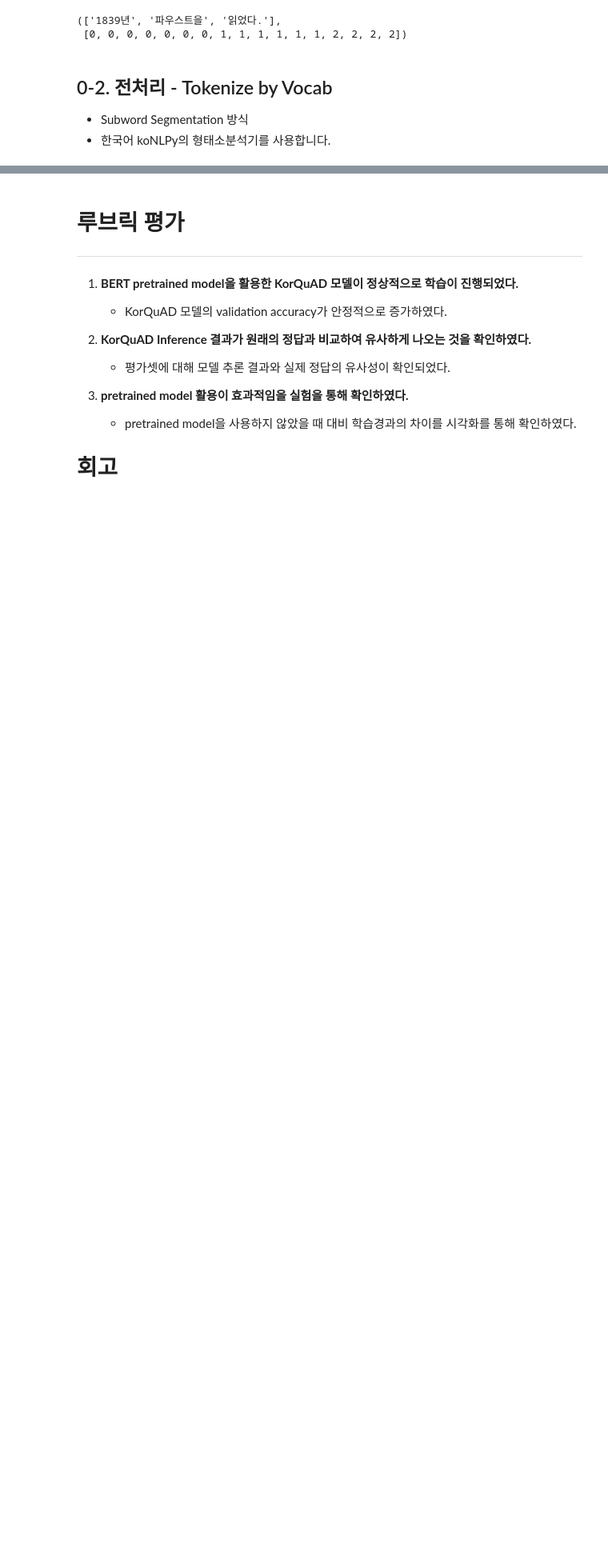
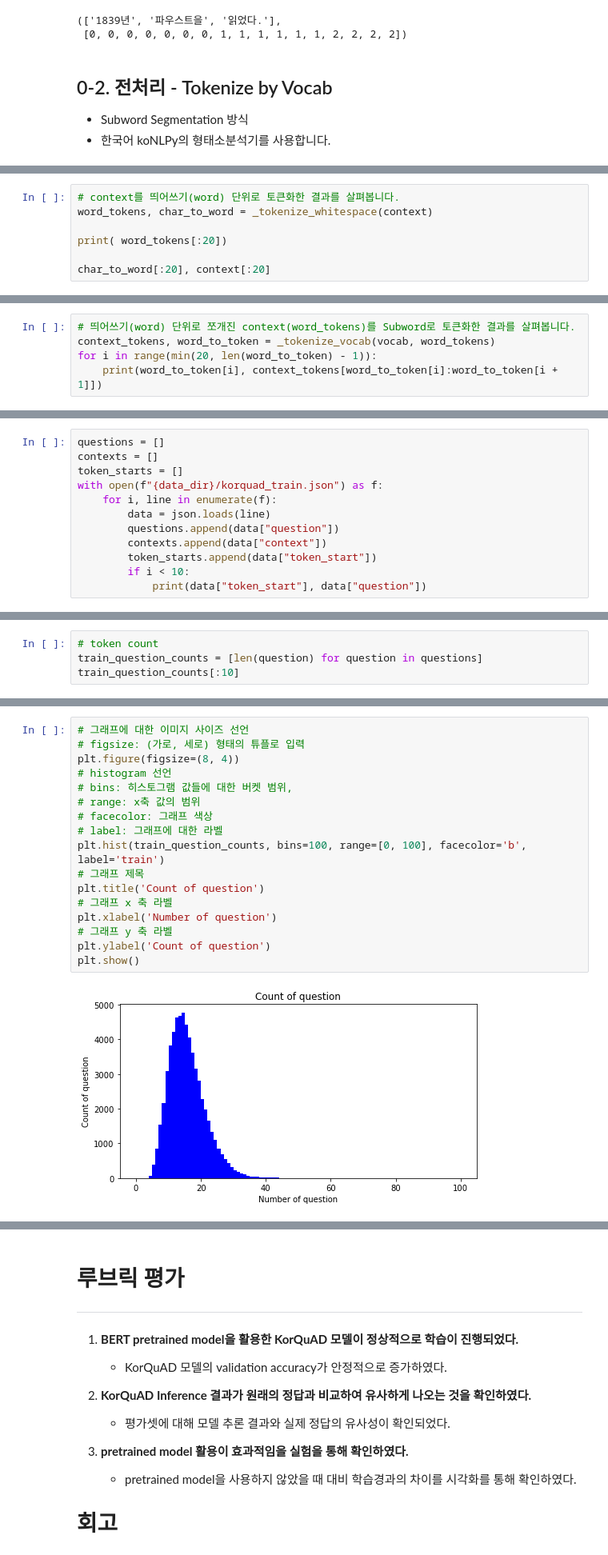
Before and after one commit to miinkang/AI_Project_AIFFEL, a Jupyter notebook: [E-19]KorQuAD_BERT.ipynb, the cells around one changed output, grey strips where cells are left out. Shown: that part at 80% size. Saved outputs shown, nothing was run; the diff lists cells and outputs as text; blank space fills up the shorter version.

```diff
--- a/[E-19]KorQuAD_BERT.ipynb
+++ b/[E-19]KorQuAD_BERT.ipynb
@@ -289,0 +348,7 @@ word
+# %%
+# context를 띄어쓰기(word) 단위로 토큰화한 결과를 살펴봅니다.
+word_tokens, char_to_word = _tokenize_whitespace(context)
+
+print( word_tokens[:20])
+
+char_to_word[:20], context[:20]
@@ -289,0 +359,5 @@ word
+# %%
+# 띄어쓰기(word) 단위로 쪼개진 context(word_tokens)를 Subword로 토큰화한 결과를 살펴봅니다.
+context_tokens, word_to_token = _tokenize_vocab(vocab, word_tokens)
+for i in range(min(20, len(word_to_token) - 1)):
+    print(word_to_token[i], context_tokens[word_to_token[i]:word_to_token[i + 1]])
@@ -289,0 +512,12 @@ word
+# %%
+questions = []
+contexts = []
+token_starts = []
+with open(f"{data_dir}/korquad_train.json") as f:
+    for i, line in enumerate(f):
+        data = json.loads(line)
+        questions.append(data["question"])
+        contexts.append(data["context"])
+        token_starts.append(data["token_start"])
+        if i < 10:
+            print(data["token_start"], data["question"])
@@ -289,0 +535,4 @@ word
+# %%
+# token count
+train_question_counts = [len(question) for question in questions]
+train_question_counts[:10]
@@ -289,0 +541,19 @@ word
+# %%
+# 그래프에 대한 이미지 사이즈 선언
+# figsize: (가로, 세로) 형태의 튜플로 입력
+plt.figure(figsize=(8, 4))
+# histogram 선언
+# bins: 히스토그램 값들에 대한 버켓 범위,
+# range: x축 값의 범위
+# facecolor: 그래프 색상
+# label: 그래프에 대한 라벨
+plt.hist(train_question_counts, bins=100, range=[0, 100], facecolor='b', label='train')
+# 그래프 제목
+plt.title('Count of question')
+# 그래프 x 축 라벨
+plt.xlabel('Number of question')
+# 그래프 y 축 라벨
+plt.ylabel('Count of question')
+plt.show()
+# %% [output]
+[figure, added]
```
Also changed, not shown: parts of 66 cells of this notebook.
